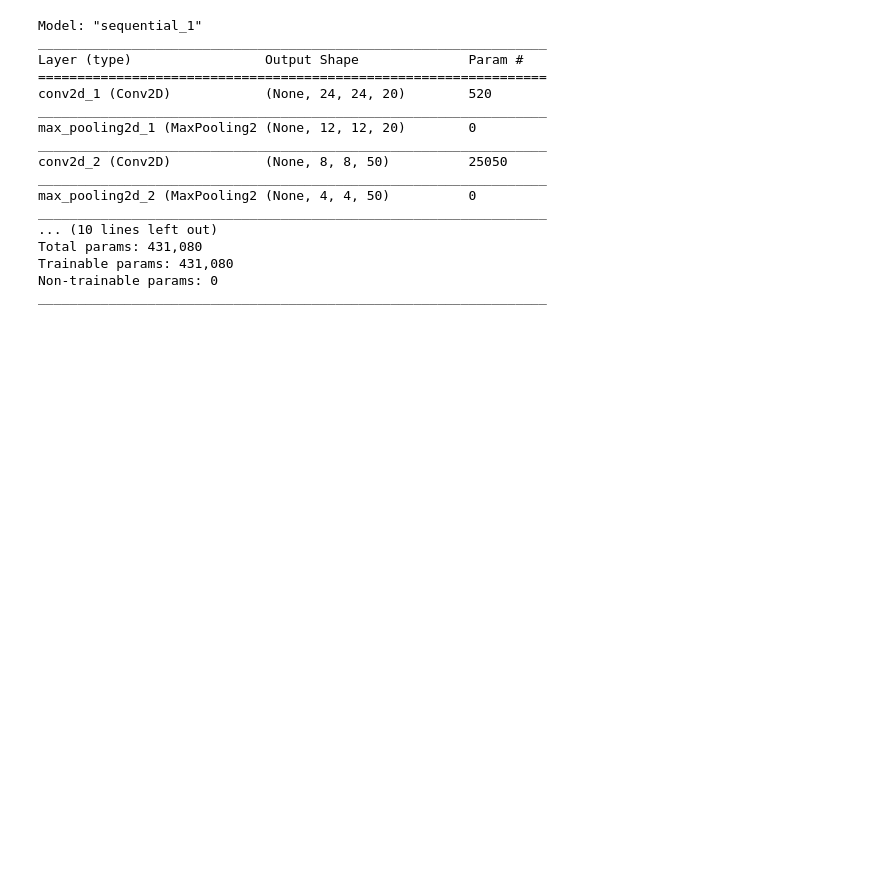
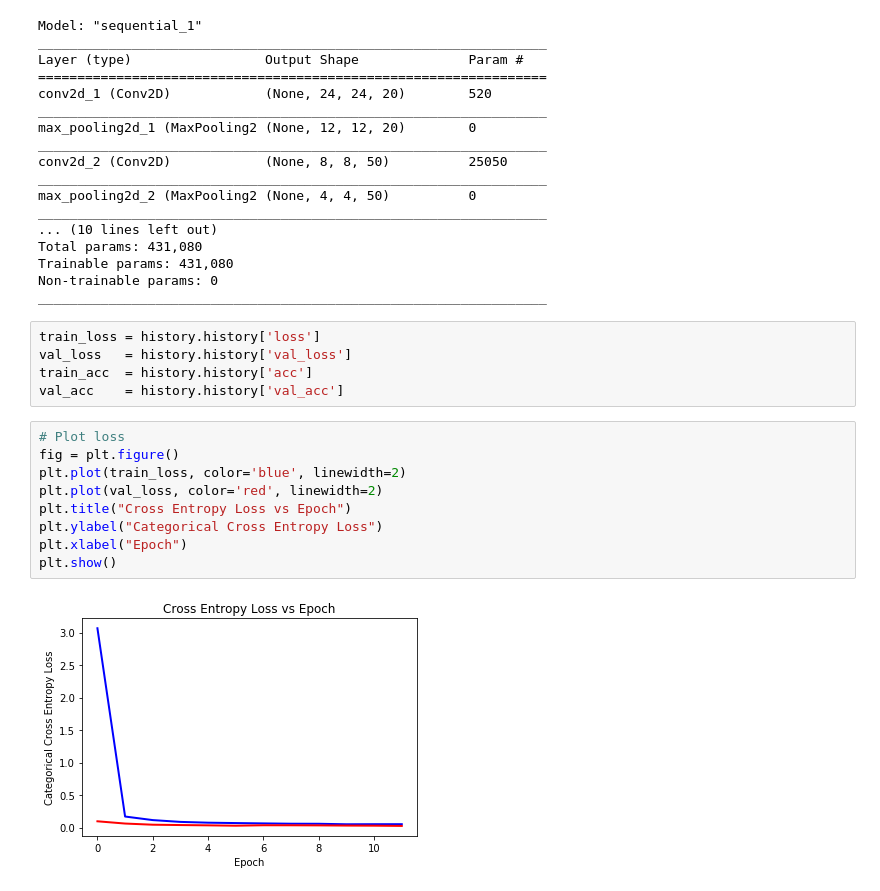
Before and after one commit to wnam98/AIFinalProject, a Jupyter notebook: q1/question_1.ipynb, the cells around one changed output. Cells and saved outputs as stored; diff of their text form; blank space fills up the shorter version.

Commit message:
plotted graph for val and loss

```diff
--- a/q1/question_1.ipynb
+++ b/q1/question_1.ipynb
@@ -151,3 +151,19 @@ Total params: 431,080
 Trainable params: 431,080
 Non-trainable params: 0
 _________________________________________________________________
+# %%
+train_loss = history.history['loss']
+val_loss   = history.history['val_loss']
+train_acc  = history.history['acc']
+val_acc    = history.history['val_acc']
+# %%
+# Plot loss
+fig = plt.figure()
+plt.plot(train_loss, color='blue', linewidth=2)
+plt.plot(val_loss, color='red', linewidth=2)
+plt.title("Cross Entropy Loss vs Epoch")
+plt.ylabel("Categorical Cross Entropy Loss")
+plt.xlabel("Epoch")
+plt.show()
+# %% [output]
+[figure, added]
```
Also changed, not shown: parts of 2 cells of this notebook.
